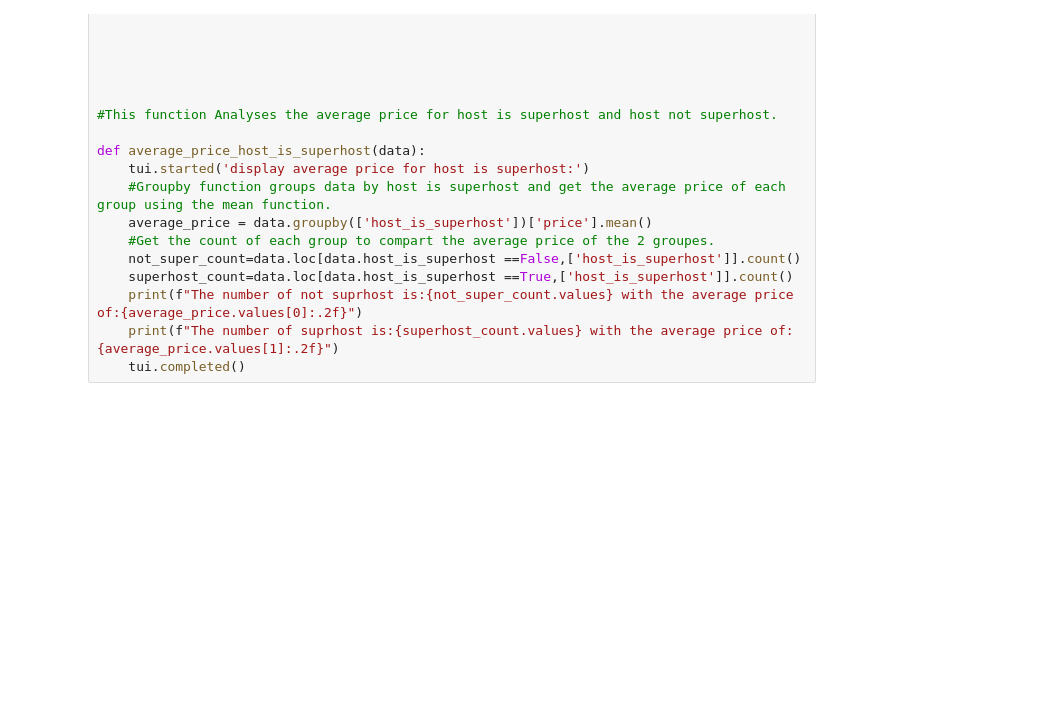
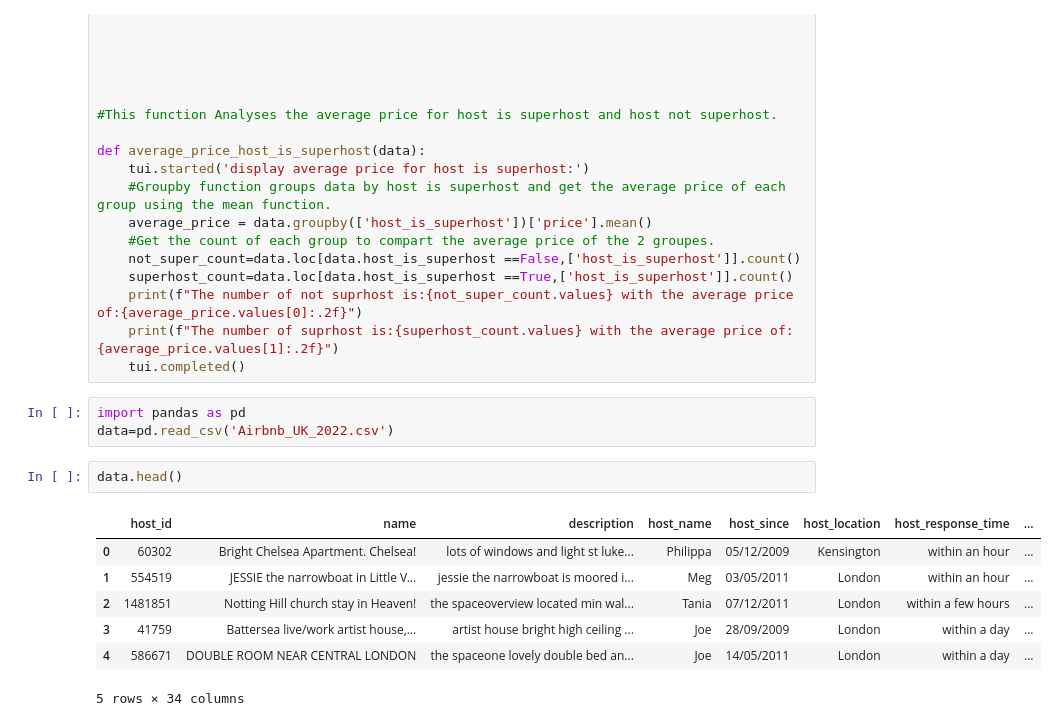
Before and after one commit to khadidja2023M/COM_728_Airbnb, a Jupyter notebook: analyse.ipynb, the cells around one changed output. Saved outputs shown, nothing was run; the diff lists cells and outputs as text; blank space fills up the shorter version.

```diff
--- a/analyse.ipynb
+++ b/analyse.ipynb
@@ -85,3 +85,16 @@ def average_price_host_is_superhost(data):
     print(f"The number of not suprhost is:{not_super_count.values} with the average price of:{average_price.values[0]:.2f}")
     print(f"The number of suprhost is:{superhost_count.values} with the average price of:{average_price.values[1]:.2f}")
     tui.completed()
+# %%
+import pandas as pd
+data=pd.read_csv('Airbnb_UK_2022.csv')
+# %%
+data.head()
+# %% [output]
+|  | host_id | name | description | host_name | host_since | host_location | host_response_time | ... |
+| 0 | 60302 | Bright Chelsea Apartment. Chelsea! | lots of windows and light st luke... | Philippa | 05/12/2009 | Kensington | within an hour | ... |
+| 1 | 554519 | JESSIE the narrowboat in Little V... | jessie the narrowboat is moored i... | Meg | 03/05/2011 | London | within an hour | ... |
+| 2 | 1481851 | Notting Hill church stay in Heaven! | the spaceoverview located min wal... | Tania | 07/12/2011 | London | within a few hours | ... |
+| 3 | 41759 | Battersea live/work artist house,... | artist house bright high ceiling ... | Joe | 28/09/2009 | London | within a day | ... |
+| 4 | 586671 | DOUBLE ROOM NEAR CENTRAL LONDON | the spaceone lovely double bed an... | Joe | 14/05/2011 | London | within a day | ... |
+5 rows × 34 columns
```
Also changed, not shown: parts of 3 cells of this notebook, 4 other files.
